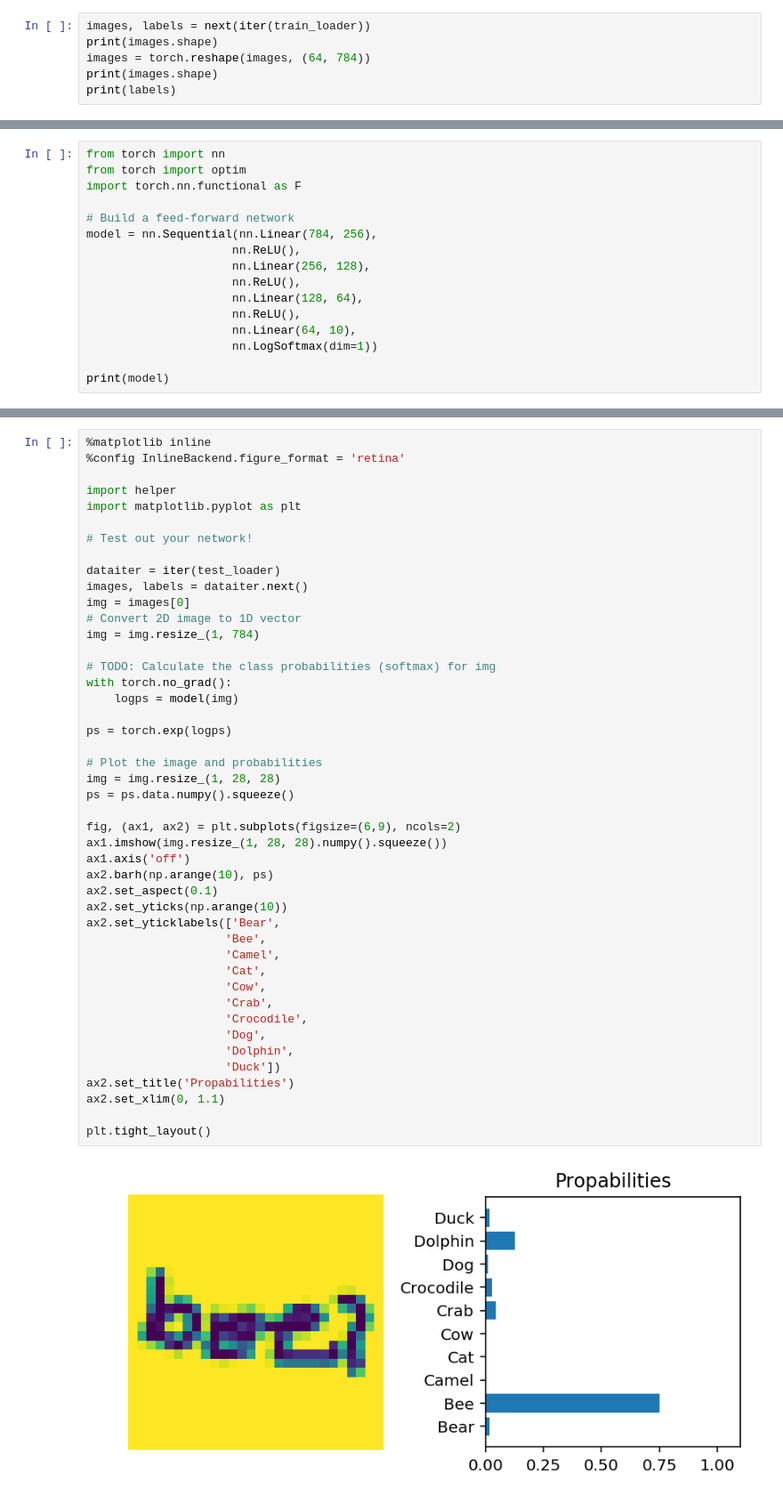
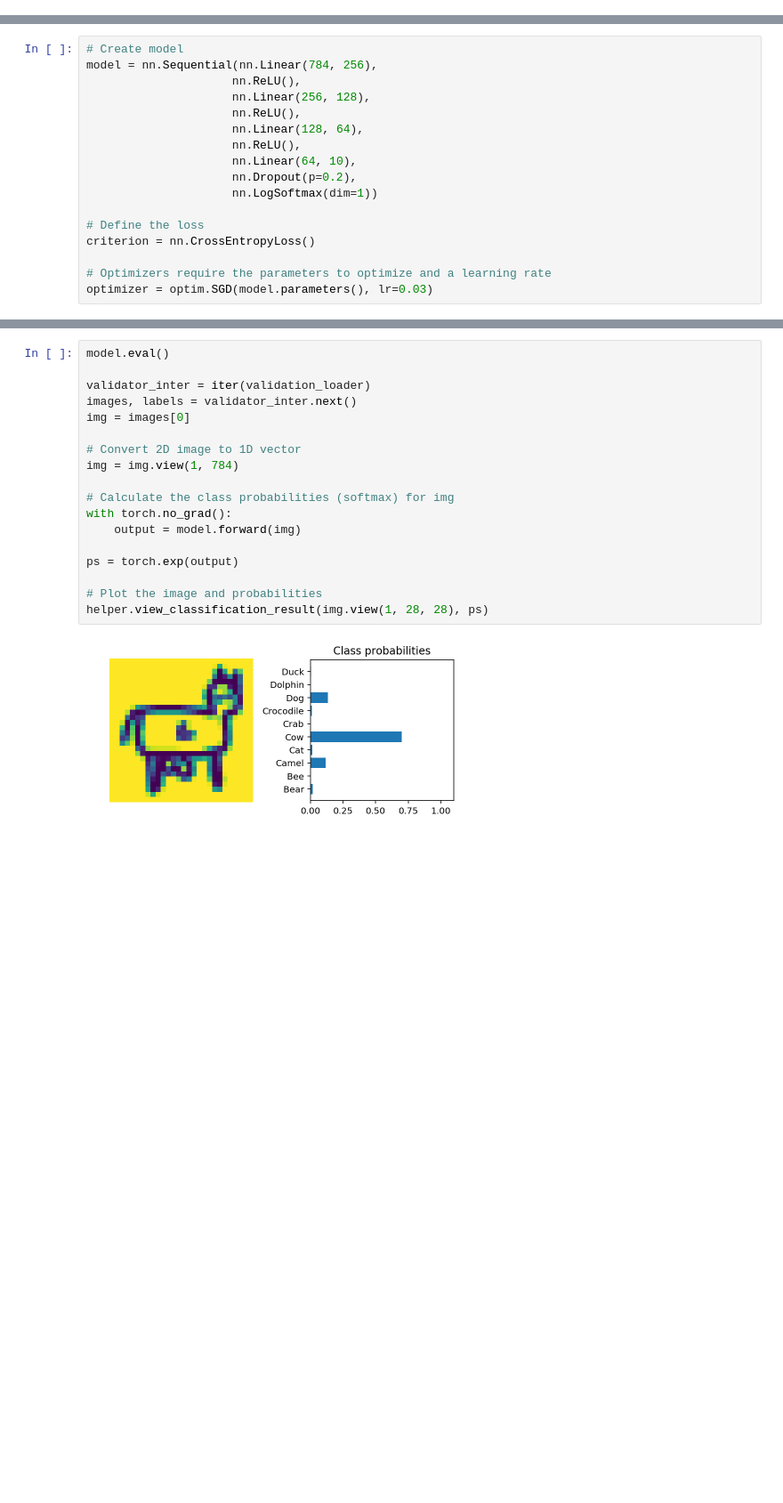
Before and after one commit to kolszewska/QuickDrawClassifier, a Jupyter notebook: Training.ipynb, the cells around one changed output, grey strips where cells are left out. Shown at 89% size. Saved outputs shown, nothing was run; the diff lists cells and outputs as text; blank space fills up the shorter version.

Commit message:
Removed unused methods from helper, cleaned up training notebook

```diff
--- a/Training.ipynb
+++ b/Training.ipynb
@@ -19,6 +25,0 @@ test_loader = torch.utils.data.DataLoader(test_set, batch_size=64, shuffle=True)
-# %%
-images, labels = next(iter(train_loader))
-print(images.shape)
-images = torch.reshape(images, (64, 784))
-print(images.shape)
-print(labels)
@@ -31,9 +26,5 @@ tensor([4, 1, 4, 0, 5, 2, 3, 1, 6, 7, 0, 1, 6, 4, 3, 3, 4, 0, 0, 1, 4, 9, 1, 5,
 # %%
-from torch import nn
-from torch import optim
-import torch.nn.functional as F
-
-# Build a feed-forward network
+# Create model
 model = nn.Sequential(nn.Linear(784, 256),
                      nn.ReLU(),
                      nn.Linear(256, 128),
@@ -41,6 +32,11 @@ model = nn.Sequential(nn.Linear(784, 256),
                      nn.Linear(128, 64),
                      nn.ReLU(),
                      nn.Linear(64, 10),
+                     nn.Dropout(p=0.2),
                      nn.LogSoftmax(dim=1))
 
-print(model)
+# Define the loss
+criterion = nn.CrossEntropyLoss()
+
+# Optimizers require the parameters to optimize and a learning rate
+optimizer = optim.SGD(model.parameters(), lr=0.03)
@@ -102,47 +124,20 @@ KeyboardInterrupt:
 # %%
-%matplotlib inline
-%config InlineBackend.figure_format = 'retina'
+model.eval()
 
-import helper
-import matplotlib.pyplot as plt
+validator_inter = iter(validation_loader)
+images, labels = validator_inter.next()
+img = images[0]
 
-# Test out your network!
+# Convert 2D image to 1D vector
+img = img.view(1, 784)
 
-dataiter = iter(test_loader)
-images, labels = dataiter.next()
-img = images[0]
-# Convert 2D image to 1D vector
-img = img.resize_(1, 784)
+# Calculate the class probabilities (softmax) for img
+with torch.no_grad():
+    output = model.forward(img)
 
-# TODO: Calculate the class probabilities (softmax) for img
-with torch.no_grad():
-    logps = model(img)
-
-ps = torch.exp(logps)
+ps = torch.exp(output)
 
 # Plot the image and probabilities
-img = img.resize_(1, 28, 28)
-ps = ps.data.numpy().squeeze()
-
-fig, (ax1, ax2) = plt.subplots(figsize=(6,9), ncols=2)
-ax1.imshow(img.resize_(1, 28, 28).numpy().squeeze())
-ax1.axis('off')
-ax2.barh(np.arange(10), ps)
-ax2.set_aspect(0.1)
-ax2.set_yticks(np.arange(10))
-ax2.set_yticklabels(['Bear',
-                    'Bee',
-                    'Camel',
-                    'Cat',
-                    'Cow',
-                    'Crab',
-                    'Crocodile',
-                    'Dog',
-                    'Dolphin',
-                    'Duck'])
-ax2.set_title('Propabilities')
-ax2.set_xlim(0, 1.1)
-
-plt.tight_layout()
+helper.view_classification_result(img.view(1, 28, 28), ps)
 # %% [output]
-[figure, old version]
+[figure, new version]
```
Also changed, not shown: parts of 8 cells of this notebook, 1 other file.
